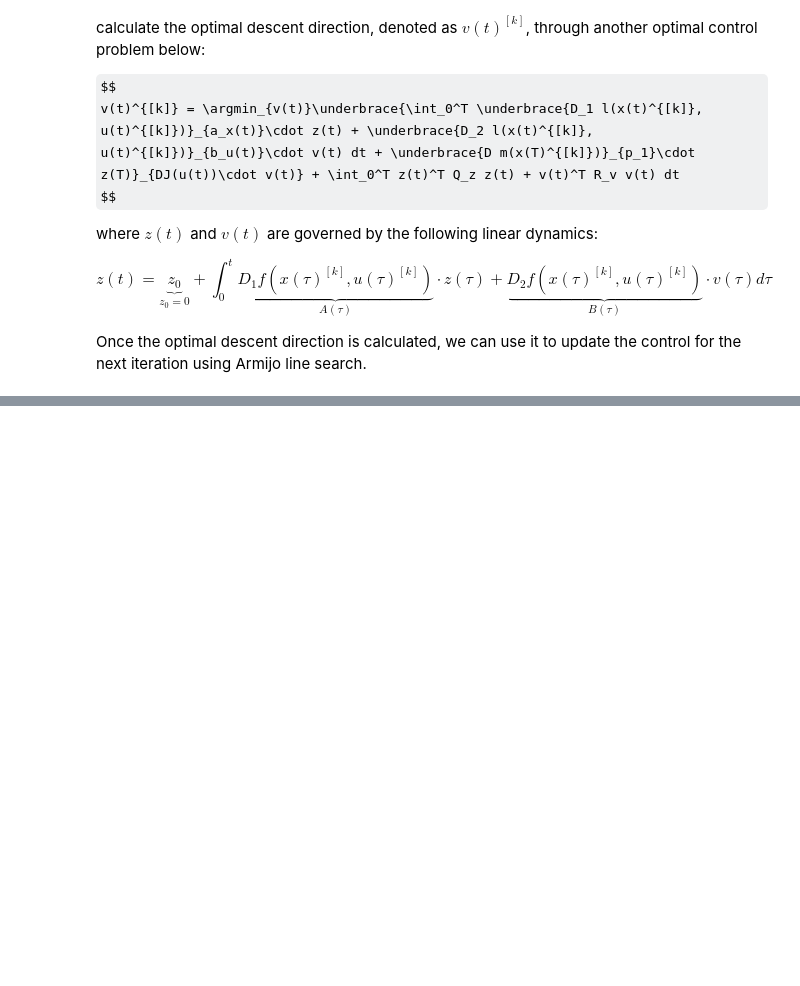
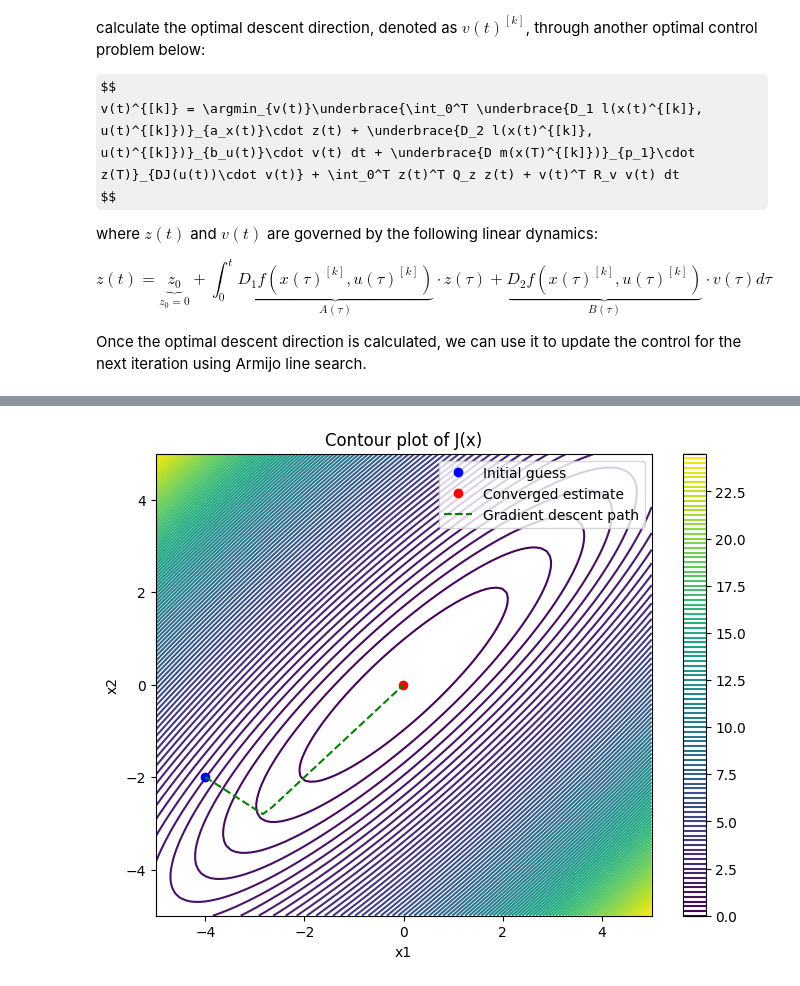
Before and after one commit to Sharwin24/Active-Learning, a Jupyter notebook: homework4/hw4.ipynb, the cells around one changed output, grey strips where cells are left out. Drawn from its saved outputs; the diff is of its cells as text; code cells hidden in the pictures; some formulas as TeX source; blank space fills up the shorter version.

```diff
--- a/homework4/hw4.ipynb
+++ b/homework4/hw4.ipynb
@@ -91,3 +111,61 @@ $$
 import numpy as np
 import matplotlib.pyplot as plt
 import scipy
+# %%
+def J(x):
+  # 0.26 * (x1^2 +x2^2) - 0.46 * x1 * x2
+  return 0.26 * (x[0]**2 + x[1]**2) - 0.46 * x[0] * x[1]
+
+def gradJ(x):
+  # ∇J(x) = [dJ/dx1, dJ/dx2]
+  # dJ/dx1 = 0.26 * 2 * x1 - 0.46 * x2
+  # dJ/dx2 = 0.26 * 2 * x2 - 0.46 * x1
+  # ∇J(x) = [0.52 * x1 - 0.46 * x2, 0.52 * x2 - 0.46 * x1]
+  return np.array([0.52 * x[0] - 0.46 * x[1], 0.52 * x[1] - 0.46 * x[0]])
+
+def armijo_condition(x_k, gamma, alpha, z_k):
+  return J(x_k + gamma * z_k) > J(x_k) + alpha * gamma * gradJ(x_k).T @ z_k
+
+def armijo_line_search(x_k, gamma_0=1.0, alpha=10e-4, beta=0.5):
+  gamma = gamma_0
+  z_k = -gradJ(x_k) # z_k = -∇J(x_k) -> descent direction
+  while armijo_condition(x_k, gamma, alpha, z_k):
+    gamma *= beta
+  return x_k + gamma * z_k
+
+def gradient_descent(x_0, epsilon=1e-6, max_iter=100):
+  x_k = [x_0]
+  for _ in range(max_iter):
+    x_k_new = armijo_line_search(x_k[-1])
+    x_k.append(x_k_new)
+    gradient = gradJ(x_k_new)
+    if np.linalg.norm(gradient) < epsilon:
+      break
+  x_k = np.array(x_k)
+  return x_k[-1], x_k
+
+def plot_contour(x_0):
+  x_min, x = gradient_descent(x_0)
+  x1 = np.linspace(-5, 5, 100)
+  x2 = np.linspace(-5, 5, 100)
+  X1, X2 = np.meshgrid(x1, x2)
+  Z = J(np.array([X1, X2]))
+  plt.figure(figsize=(8, 6))
+  L = 100
+  plt.contour(X1, X2, Z, levels=L, cmap='viridis')
+  plt.plot(x_0[0], x_0[1], 'bo', label="Initial guess") # plot initial point
+  plt.plot(x_min[0], x_min[1], 'ro', label="Converged estimate") # plot minimum point
+  # plot gradient descent path
+  plt.plot(x[:, 0], x[:, 1], 'g--', label="Gradient descent path")
+  plt.colorbar()
+  plt.title('Contour plot of J(x)')
+  plt.xlabel('x1')
+  plt.ylabel('x2')
+  plt.legend()
+  plt.show()
+
+# Run gradient descent with initial guess x = [-4, -2]
+x_0 = np.array([-4, -2])
+plot_contour(x_0)
+# %% [output]
+[figure, added]
```
Also changed, not shown: parts of 3 cells of this notebook, 1 other file.
